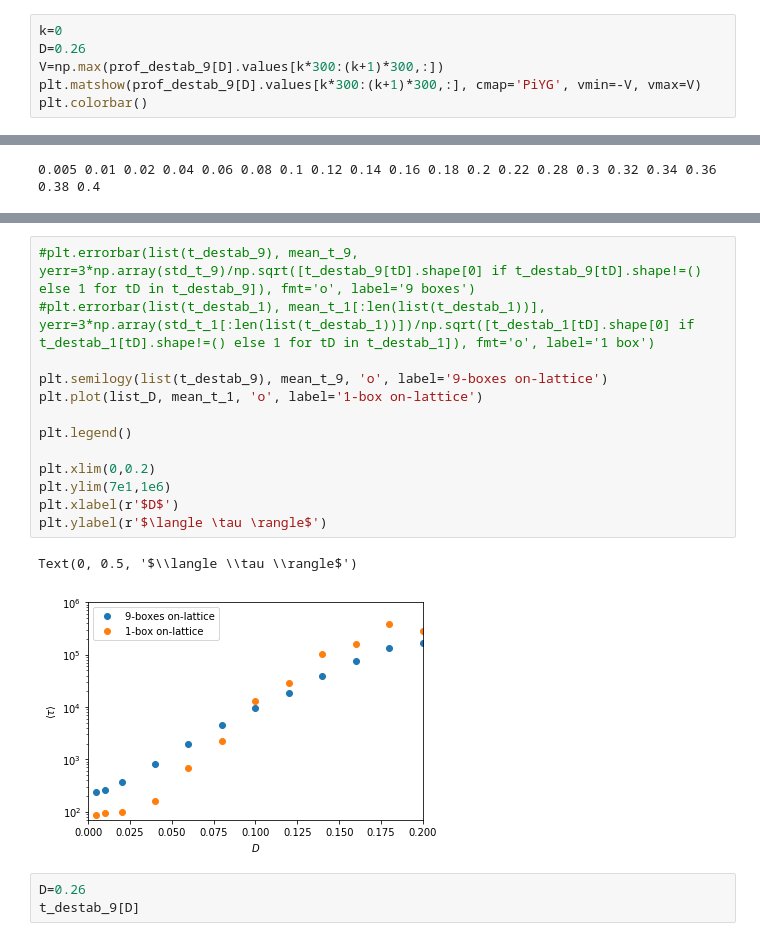
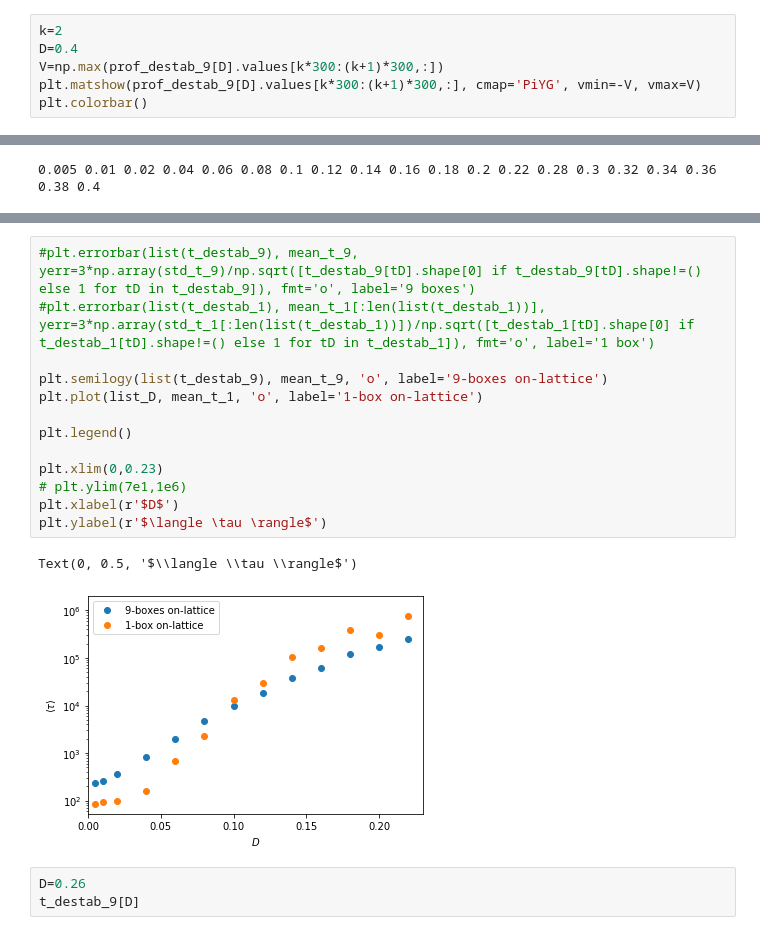
Before and after one commit to BrieucB/AI2d, a Jupyter notebook: AI2D_on_lattice/critical_D/9nei/destab_times_2D.ipynb, the cells around one changed output, grey strips where cells are left out. Cells and saved outputs as stored; diff of their text form.

```diff
--- a/AI2D_on_lattice/critical_D/9nei/destab_times_2D.ipynb
+++ b/AI2D_on_lattice/critical_D/9nei/destab_times_2D.ipynb
@@ -54,6 +99,6 @@ plt.plot(np.sum(prof_destab_1[D].values[k*100:(k+1)*100,:],axis=1), 'o-')
 # %%
-k=0
-D=0.26
+k=2
+D=0.4
 V=np.max(prof_destab_9[D].values[k*300:(k+1)*300,:])
 plt.matshow(prof_destab_9[D].values[k*300:(k+1)*300,:], cmap='PiYG', vmin=-V, vmax=V)
 plt.colorbar()
@@ -140,19 +187,19 @@ plt.semilogy()
 # %%
 #plt.errorbar(list(t_destab_9), mean_t_9, yerr=3*np.array(std_t_9)/np.sqrt([t_destab_9[tD].shape[0] if t_destab_9[tD].shape!=() else 1 for tD in t_destab_9]), fmt='o', label='9 boxes')
 #plt.errorbar(list(t_destab_1), mean_t_1[:len(list(t_destab_1))], yerr=3*np.array(std_t_1[:len(list(t_destab_1))])/np.sqrt([t_destab_1[tD].shape[0] if t_destab_1[tD].shape!=() else 1 for tD in t_destab_1]), fmt='o', label='1 box')
 
 plt.semilogy(list(t_destab_9), mean_t_9, 'o', label='9-boxes on-lattice')
 plt.plot(list_D, mean_t_1, 'o', label='1-box on-lattice')
 
 plt.legend()
 
-plt.xlim(0,0.2)
-plt.ylim(7e1,1e6)
+plt.xlim(0,0.23)
+# plt.ylim(7e1,1e6)
 plt.xlabel(r'$D$')
 plt.ylabel(r'$\langle \tau \rangle$')
 # %% [output]
 Text(0, 0.5, '$\\langle \\tau \\rangle$')
-[figure, old version]
+[figure, new version]
 # %%
 D=0.26
 t_destab_9[D]
```
Also changed, not shown: parts of 15 cells of this notebook, 26 other files.
